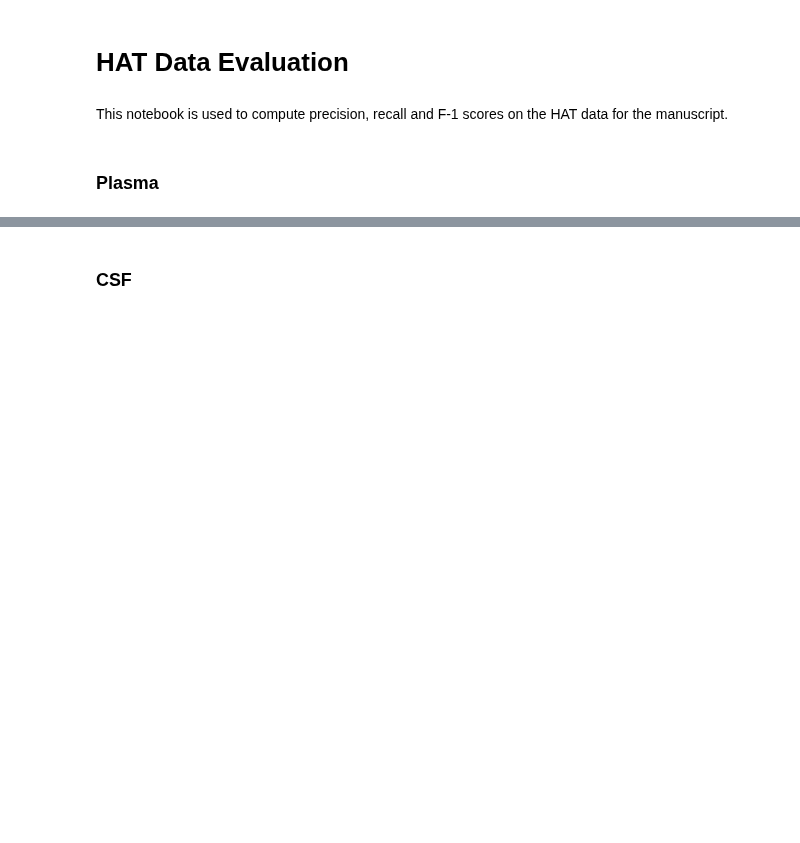
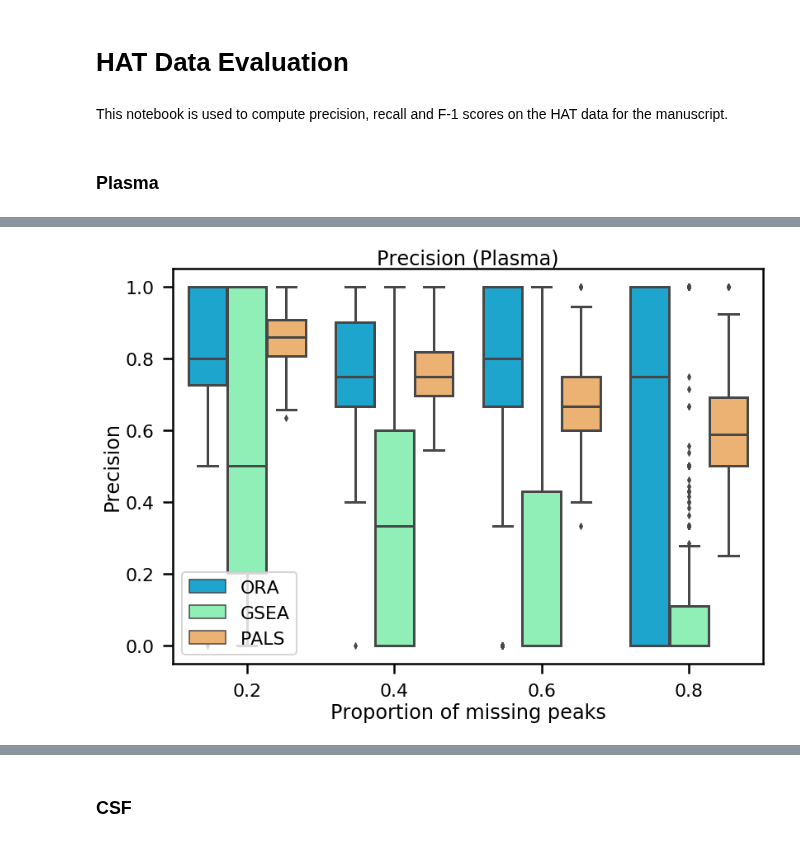
Before and after one commit to glasgowcompbio/PALS, a Jupyter notebook: notebooks/PALS_HAT_exp_plots.ipynb, the cells around one changed output, grey strips where cells are left out. Saved outputs shown, nothing was run; the diff lists cells and outputs as text; code cells hidden in the pictures; blank space fills up the shorter version.

```diff
--- a/notebooks/PALS_HAT_exp_plots.ipynb
+++ b/notebooks/PALS_HAT_exp_plots.ipynb
@@ -43,0 +125,8 @@ plasma_f1_df = evaluate_performance(res, method_true_answers, N)
+# %%
+ax = sns.boxplot(x='missing_peaks', y='precision', hue='method', hue_order=['ORA', 'GSEA', 'PALS'], data=plasma_f1_df, palette=("rainbow"))
+ax.set(ylabel='Precision', xlabel='Proportion of missing peaks')
+plt.legend(loc='lower left')
+plt.title('Precision (Plasma)')
+plt.savefig(os.path.join('test_data', 'HAT', 'evaluation_precision_plasma.eps'), dpi=300)
+# %% [output]
+[figure, added]
```
Also changed, not shown: parts of 52 cells of this notebook, 1 other file.
